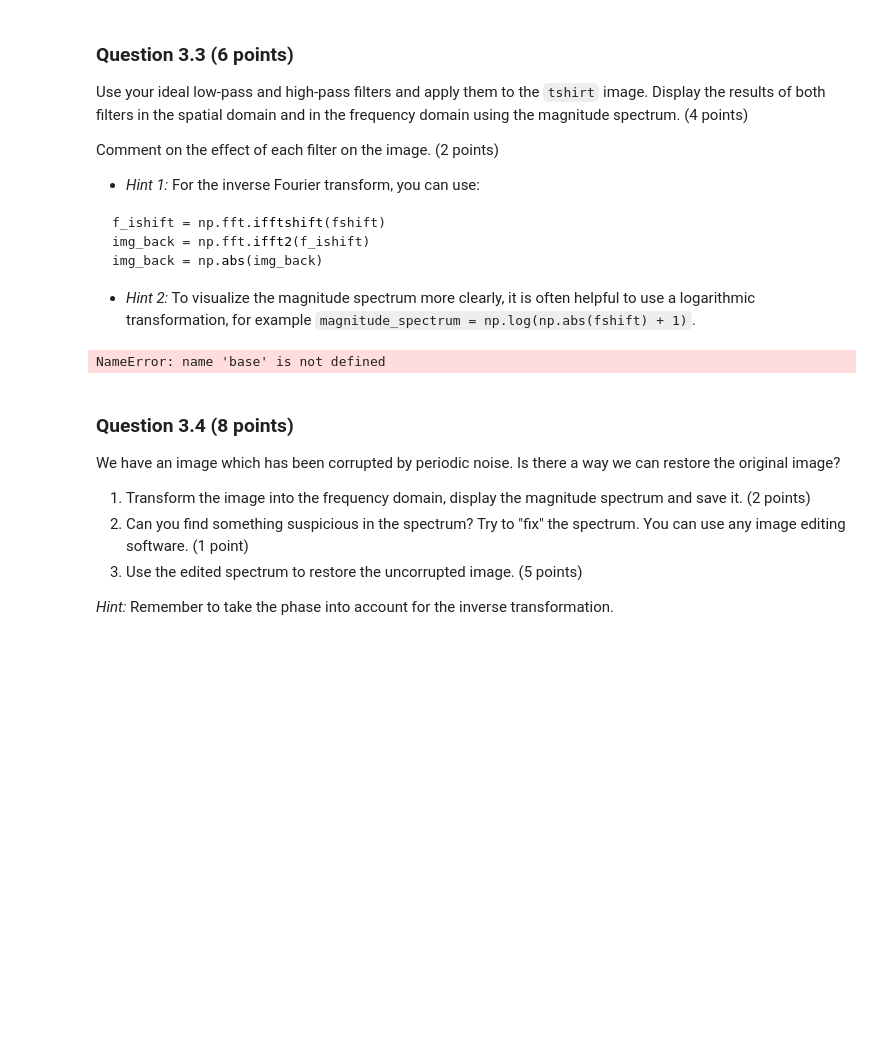
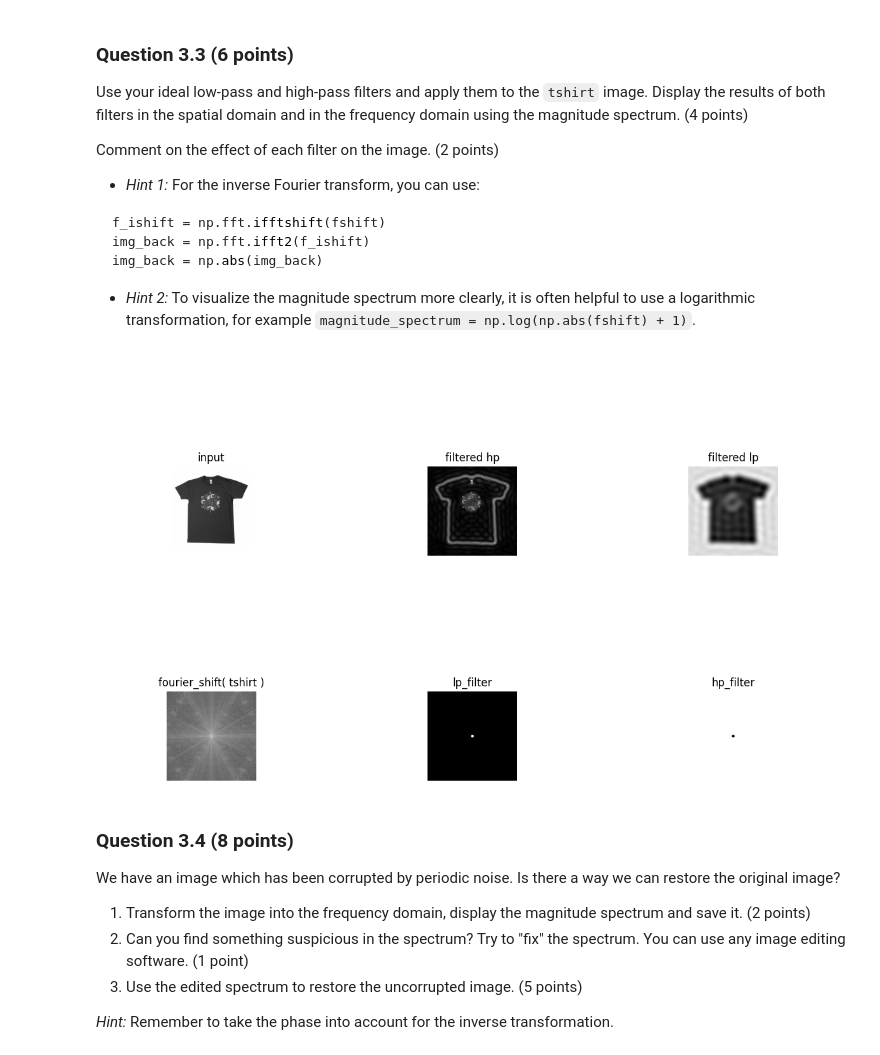
Before and after one commit to johqniel/Computer-Vision-Course-Uni-Koeln, a Jupyter notebook: Assignments/assignment_2.ipynb, the cells around one changed output. Saved outputs shown, nothing was run; the diff lists cells and outputs as text; code cells hidden in the pictures; blank space fills up the shorter version.

```diff
--- a/Assignments/assignment_2.ipynb
+++ b/Assignments/assignment_2.ipynb
@@ -663,6 +663,14 @@ def compute_spectrum(img, *, size = None):
     phase_spectrum = np.angle(fshift)  # phase: arctan(b /a)
 
     return magnitude_spectrum, phase_spectrum
+
+def magnitude(img):
+    magnitude = np.log(np.abs(img))
+    return magnitude
+
+def phase(img):
+    phase = np.log(np.abs(img))
+    return phase
 
 def display_spectrum(img, *, size = None, title = None):
 
@@ -717,7 +725,7 @@ def ideal_low_pass_filter_mask(cutoff: float, image_shape: tuple[int, ...]) -> n
 
     for y in range(n_y):
         for x in range(n_x):
-            D_y_x = ((x - n_x/2)**2 + (y - ny/2)**2) ** 0.5
+            D_y_x = ((x - n_x/2)**2 + (y - n_y/2)**2) ** 0.5
             if D_y_x < cutoff:
                 output[y,x] = 1
 
@@ -732,7 +740,7 @@ def ideal_high_pass_filter_mask(cutoff: float, image_shape: tuple[int, ...]) ->
 
     for y in range(n_y):
         for x in range(n_x):
-            D_y_x = ((x - n_x/2)**2 + (y - ny/2)**2) ** 0.5
+            D_y_x = ((x - n_x/2)**2 + (y - n_y/2)**2) ** 0.5
             if D_y_x > cutoff:
                 output[y,x] = 1
 
@@ -756,23 +764,62 @@ img_back = np.abs(img_back)
 # %%
 # load image and convert to grayscale
 tshirt = cv2.cvtColor(url2img("https://github.com/bozeklab/ComputerVision_SS24/blob/main/resources/assignment_2/tshirt.png?raw=true"), cv2.COLOR_BGR2GRAY)
 
 cutoff = 50
 
 # create the ideal frequency masks
 ideal_lp = ideal_low_pass_filter_mask(cutoff, tshirt.shape)
 ideal_hp = ideal_high_pass_filter_mask(cutoff, tshirt.shape)
 
 # apply the filters and display results
 # your code here
 
-# 1. Tshirt -> frequency domain
 
-# 2. apply filter
+def fourier_shift(img):
+
+    output = np.fft.fft2(img)
+    output = np.fft.fftshift(output)
+
+    return output
+
+def i_fourier_shift(img):
+    output = np.fft.ifftshift(img)
+    output = np.fft.ifft2(output)
+    output = np.abs(output)
+    return output
+
+# 0. define filter
+
+shape = np.shape(tshirt)
+cutoff = 10
+
+lp_filter = ideal_low_pass_filter_mask(cutoff = cutoff, image_shape = shape)
+hp_filter = ideal_high_pass_filter_mask(cutoff = cutoff, image_shape = shape)
+
+# 1. Tshirt -> frequency domain , shift
+
+f_tshirt = fourier_shift(tshirt)
+
+# 2. apply filter - pointwise multiplication
+
+f_tshirt_filtered_lp = f_tshirt * lp_filter
+f_tshirt_filtered_hp = f_tshirt * hp_filter
 
 # 3. filtered tshirt -> space domain
+
+tshirt_filtered_hp = i_fourier_shift(f_tshirt_filtered_hp)
+tshirt_filtered_lp = i_fourier_shift(f_tshirt_filtered_lp)
+
+
+
+
+# plots
+display_side_by_side([tshirt, tshirt_filtered_hp, tshirt_filtered_lp], ["input","filtered hp","filtered lp"])
+
+display_side_by_side([magnitude(f_tshirt), lp_filter, hp_filter], ["fourier_shift( tshirt )", "lp_filter", "hp_filter"])
 # %% [output]
-NameError: name 'base' is not defined
+[figure, added]
+[figure, added]
 # %% [markdown]
 ### Question 3.4 (8 points)
 We have an image which has been corrupted by periodic noise. Is there a way we can restore the original image?
```
Also changed, not shown: parts of 2 cells of this notebook, 2 other files.
